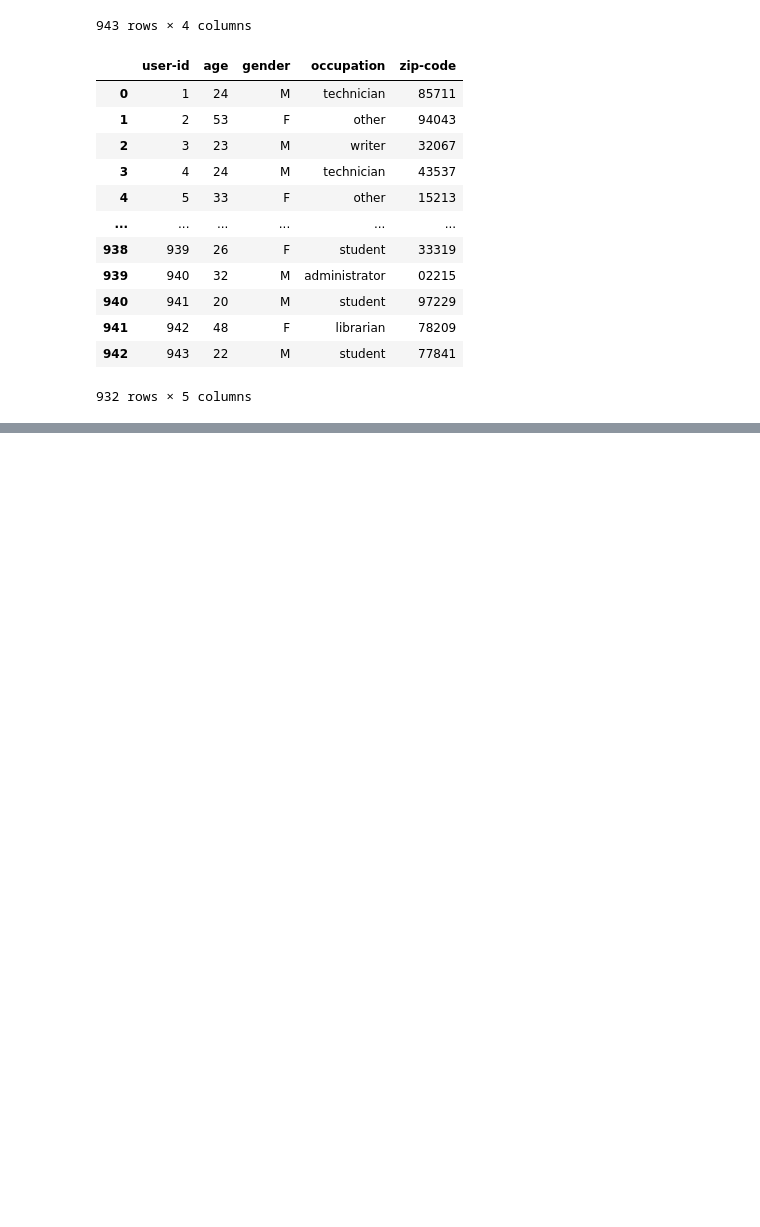
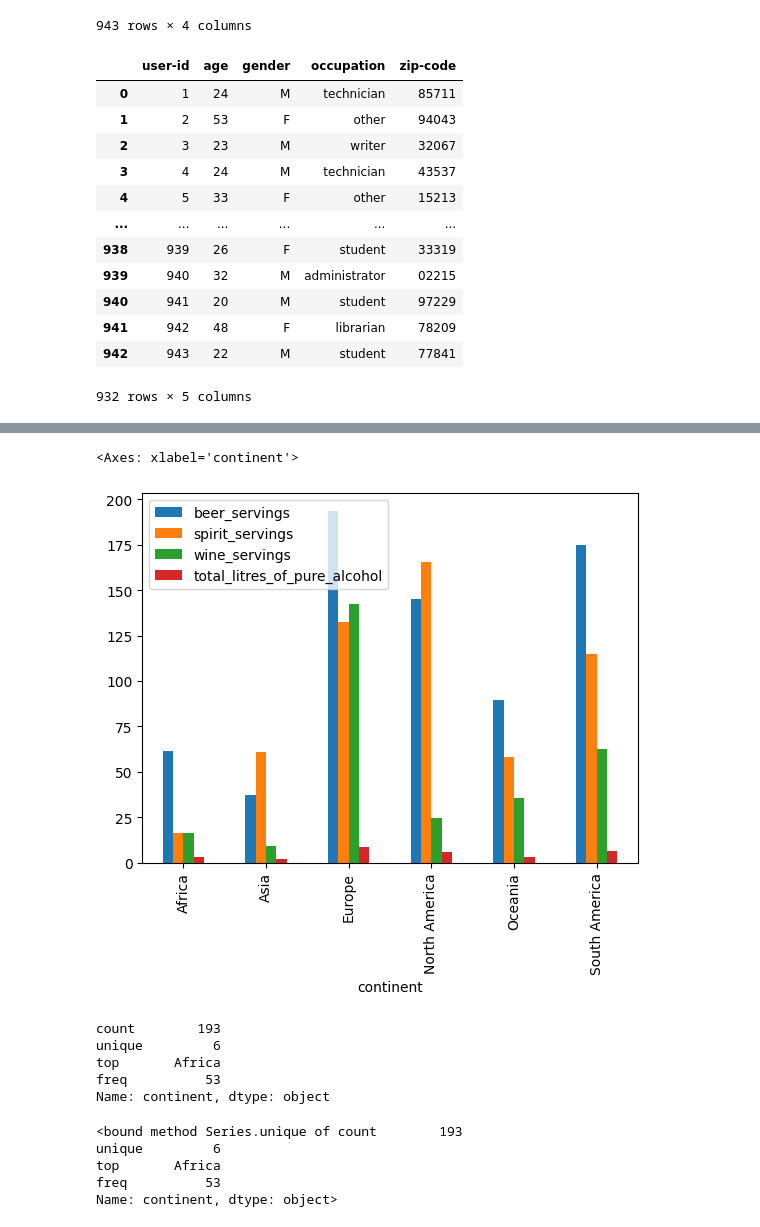
Before and after one commit to OveysSafarnejad/pd-training, a Jupyter notebook: src/pandas_series/dataschool_series.ipynb, the cells around one changed output, grey strips where cells are left out. Drawn from its saved outputs; the diff is of its cells as text; code cells hidden in the pictures; blank space fills up the shorter version.

```diff
--- a/src/pandas_series/dataschool_series.ipynb
+++ b/src/pandas_series/dataschool_series.ipynb
@@ -111,0 +287,2 @@ frame2.drop(frame2.index[10:21], axis=0)
+# %%
+drinks = pd.read_csv('resources/drinks.csv', dtype={'country':str,'beer_servings':float})
@@ -111,0 +357,3 @@ frame2.drop(frame2.index[10:21], axis=0)
+# %%
+drinks_numerics =  drinks.drop(columns=['country'])
+drinks_numerics.groupby('continent').mean()
@@ -111,0 +371,21 @@ frame2.drop(frame2.index[10:21], axis=0)
+# %%
+drinks_numerics.groupby('continent').mean().plot(kind='bar')
+# %% [output]
+<Axes: xlabel='continent'>
+[figure, added]
+# %%
+drinks.continent.describe()
+# %% [output]
+count        193
+unique         6
+top       Africa
+freq          53
+Name: continent, dtype: object
+# %%
+drinks.continent.describe().unique
+# %% [output]
+<bound method Series.unique of count        193
+unique         6
+top       Africa
+freq          53
+Name: continent, dtype: object>
```
Also changed, not shown: parts of 41 cells of this notebook, 2 other files.
